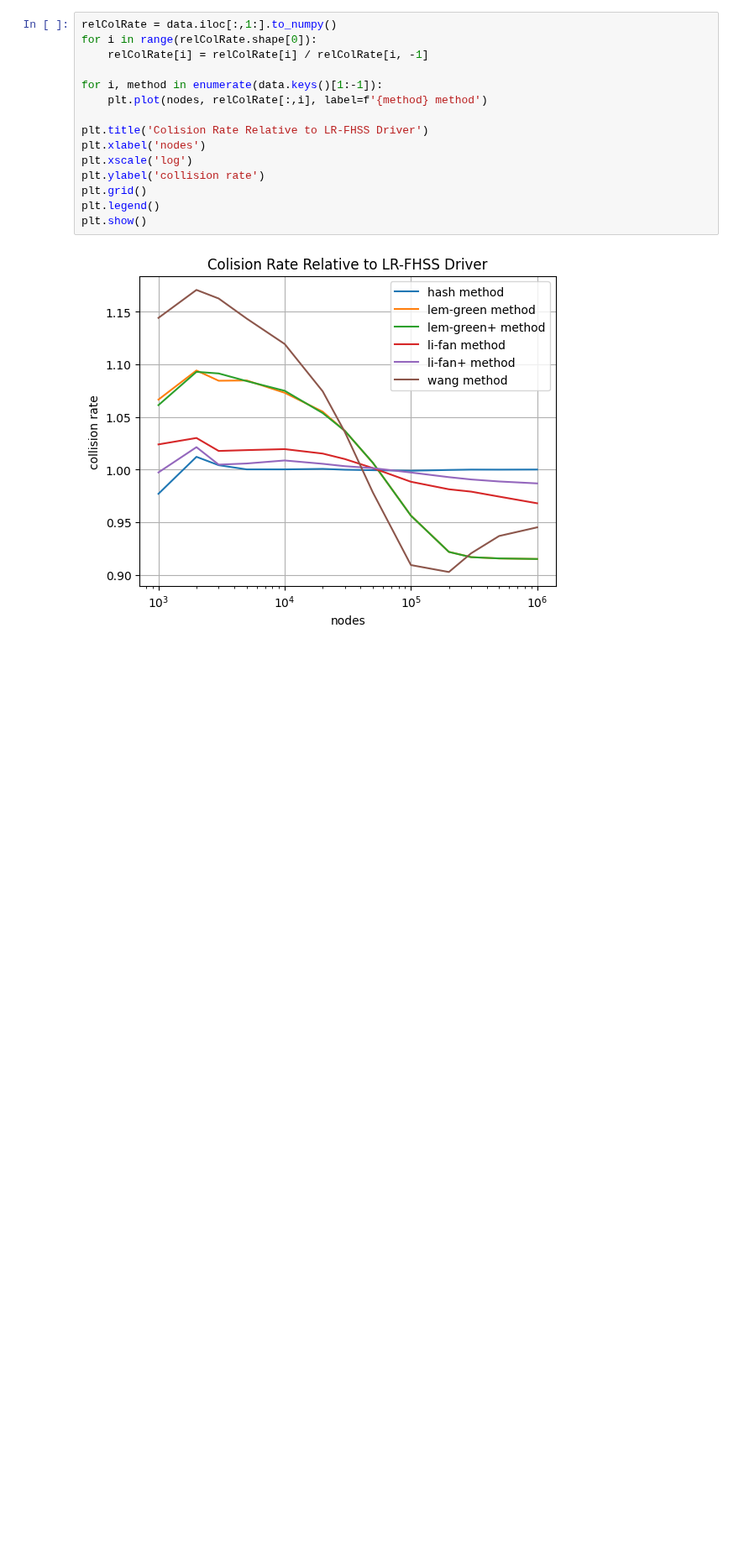
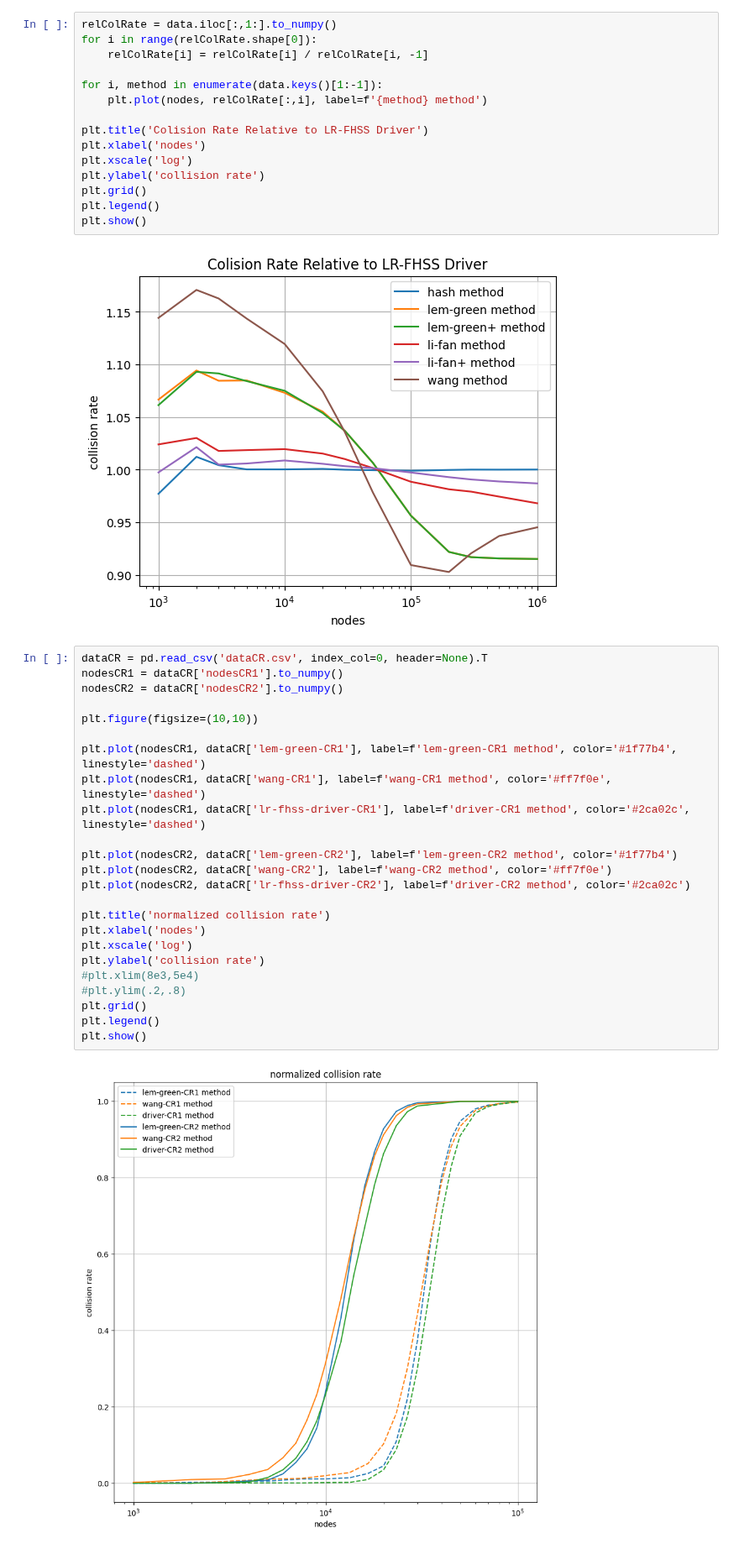
Before and after one commit to diegomm6/lr-fhss_seq-families, a Jupyter notebook: plots.ipynb, the cells around one changed output. Shown at 84% size. Cells and saved outputs as stored; diff of their text form; blank space fills up the shorter version.

Commit message:
added per packet collision simulation data

```diff
--- a/plots.ipynb
+++ b/plots.ipynb
@@ -43,3 +43,29 @@ plt.legend()
 plt.show()
 # %% [output]
 [figure]
+# %%
+dataCR = pd.read_csv('dataCR.csv', index_col=0, header=None).T
+nodesCR1 = dataCR['nodesCR1'].to_numpy()
+nodesCR2 = dataCR['nodesCR2'].to_numpy()
+
+plt.figure(figsize=(10,10))
+
+plt.plot(nodesCR1, dataCR['lem-green-CR1'], label=f'lem-green-CR1 method', color='#1f77b4', linestyle='dashed')
+plt.plot(nodesCR1, dataCR['wang-CR1'], label=f'wang-CR1 method', color='#ff7f0e', linestyle='dashed')
+plt.plot(nodesCR1, dataCR['lr-fhss-driver-CR1'], label=f'driver-CR1 method', color='#2ca02c', linestyle='dashed')
+
+plt.plot(nodesCR2, dataCR['lem-green-CR2'], label=f'lem-green-CR2 method', color='#1f77b4')
+plt.plot(nodesCR2, dataCR['wang-CR2'], label=f'wang-CR2 method', color='#ff7f0e')
+plt.plot(nodesCR2, dataCR['lr-fhss-driver-CR2'], label=f'driver-CR2 method', color='#2ca02c')
+
+plt.title('normalized collision rate')
+plt.xlabel('nodes')
+plt.xscale('log')
+plt.ylabel('collision rate')
+#plt.xlim(8e3,5e4)
+#plt.ylim(.2,.8)
+plt.grid()
+plt.legend()
+plt.show()
+# %% [output]
+[figure, added]
```
Also changed, not shown: 3 other files.
